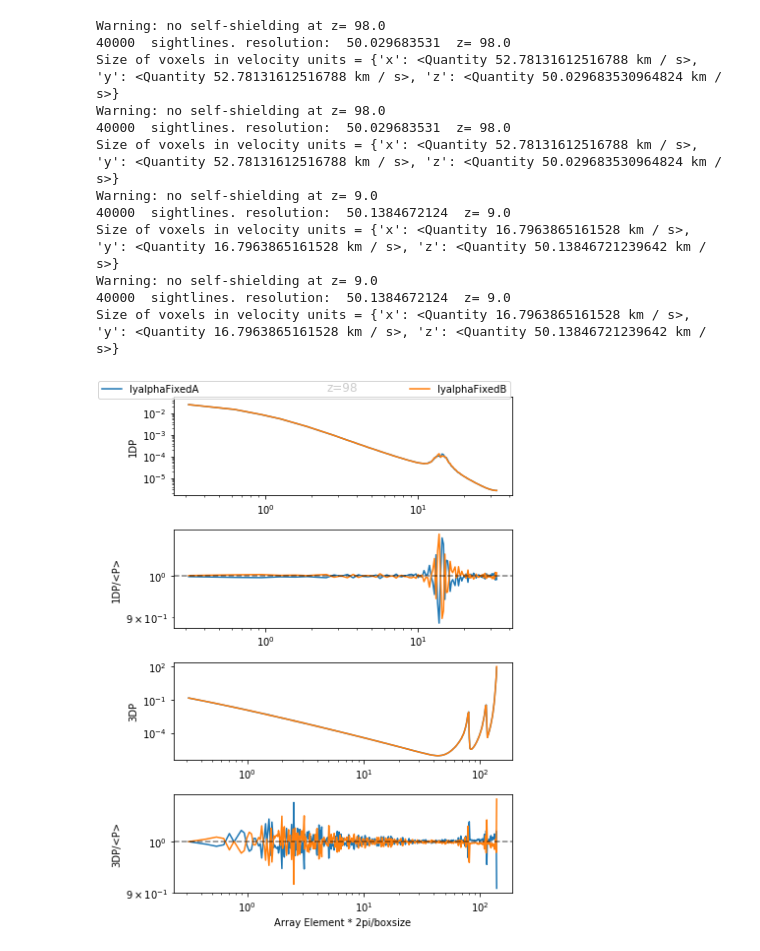
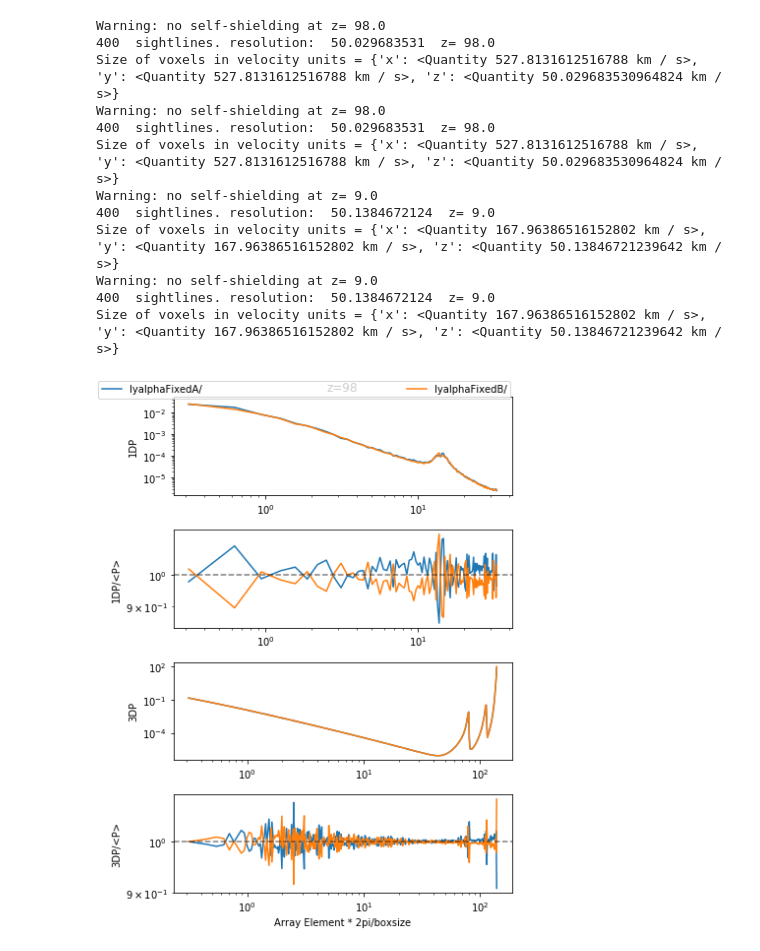
Before and after one commit to andersdot/LyA-InvertPhase, a Jupyter notebook: PowerSpectraPipeline.ipynb, the cells around one changed output. Saved outputs shown, nothing was run; the diff lists cells and outputs as text; code cells hidden in the pictures.

```diff
--- a/PowerSpectraPipeline.ipynb
+++ b/PowerSpectraPipeline.ipynb
@@ -51,13 +51,13 @@ def lnMeanFlux(z):
     return np.log(0.8)*((1. + z)/3.25)**3.2
 # %%
 boxsize = 20. #Mpc/h
-grid_width = [200, 200]
+grid_width = [20, 20]
 spectral_res = 50*u.km/u.s
 
 
-snapshot_dir_pre = '/mnt/ceph/users/landerson/'
-snapshot_dir = ['lyalphaFixedA', 'lyalphaFixedB'] #, 'lyalphaVaried1', 'lyalphaVaried2', 'lyalphaVaried3', 'lyalphaVaried4']
-snap_nums = [0, 2]
+snapshot_dir_pre = '/mnt/cephtest/landerson/' #'/mnt/ceph/users/landerson/'
+snapshot_dir = ['lyalphaFixedA/', 'lyalphaFixedB/'] #, 'lyalphaVaried1', 'lyalphaVaried2', 'lyalphaVaried3', 'lyalphaVaried4']
+snap_nums = [0, 2, 4, 7, 9, 12, 14]
 
 p_corr = boxsize**3.
 k_corr = 2*np.pi/boxsize
@@ -99,39 +99,39 @@ for sn, g in zip(snap_nums, grid_width):
         ax[i].set_xlim(xlim)
     #ax[0].set_xlim()
     #ax[0].legend()
     #ax[1].set_xlabel('Array Element * 2pi/boxsize')
     ax[3].set_xlabel('Array Element * 2pi/boxsize')
     ax[0].set_ylabel('1DP')
     ax[1].set_ylabel('1DP/<P>')
     ax[2].set_ylabel('3DP')
     ax[3].set_ylabel('3DP/<P>')
     fig.legend(legend, snapshot_dir,
            ncol=2, mode="expand", borderaxespad=0.2, bbox_to_anchor=(0., 0.98, 0.98, 0.))#, loc=3
     ax[0].set_title('z={0:01g}'.format(redshift))
     fig.tight_layout()
     fig.savefig('ps_{0:03d}.pdf'.format(sn))
 
 colors = [l.get_c() for l in legend]
 
 figmf, axmf = plt.subplots()
 axmf.scatter(z, np.log(meanflux), c=colors)
 zz = np.linspace(0, 100, 100)
 axmf.plot(zz, lnMeanFlux(zz), lw=2, color='black')
 axmf.set_ylim(-50, 1)
 axmf.set_xlabel('redshift')
 axmf.set_ylabel('ln mean flux')
 figmf.savefig('meanFlux.pdf')
 # %% [output]
 Warning: no self-shielding at z= 98.0
-40000  sightlines. resolution:  50.029683531  z= 98.0
-Size of voxels in velocity units = {'x': <Quantity 52.78131612516788 km / s>, 'y': <Quantity 52.78131612516788 km / s>, 'z': <Quantity 50.029683530964824 km / s>}
+400  sightlines. resolution:  50.029683531  z= 98.0
+Size of voxels in velocity units = {'x': <Quantity 527.8131612516788 km / s>, 'y': <Quantity 527.8131612516788 km / s>, 'z': <Quantity 50.029683530964824 km / s>}
 Warning: no self-shielding at z= 98.0
-40000  sightlines. resolution:  50.029683531  z= 98.0
-Size of voxels in velocity units = {'x': <Quantity 52.78131612516788 km / s>, 'y': <Quantity 52.78131612516788 km / s>, 'z': <Quantity 50.029683530964824 km / s>}
+400  sightlines. resolution:  50.029683531  z= 98.0
+Size of voxels in velocity units = {'x': <Quantity 527.8131612516788 km / s>, 'y': <Quantity 527.8131612516788 km / s>, 'z': <Quantity 50.029683530964824 km / s>}
 Warning: no self-shielding at z= 9.0
-40000  sightlines. resolution:  50.1384672124  z= 9.0
-Size of voxels in velocity units = {'x': <Quantity 16.7963865161528 km / s>, 'y': <Quantity 16.7963865161528 km / s>, 'z': <Quantity 50.13846721239642 km / s>}
+400  sightlines. resolution:  50.1384672124  z= 9.0
+Size of voxels in velocity units = {'x': <Quantity 167.96386516152802 km / s>, 'y': <Quantity 167.96386516152802 km / s>, 'z': <Quantity 50.13846721239642 km / s>}
 Warning: no self-shielding at z= 9.0
-40000  sightlines. resolution:  50.1384672124  z= 9.0
-Size of voxels in velocity units = {'x': <Quantity 16.7963865161528 km / s>, 'y': <Quantity 16.7963865161528 km / s>, 'z': <Quantity 50.13846721239642 km / s>}
+400  sightlines. resolution:  50.1384672124  z= 9.0
+Size of voxels in velocity units = {'x': <Quantity 167.96386516152802 km / s>, 'y': <Quantity 167.96386516152802 km / s>, 'z': <Quantity 50.13846721239642 km / s>}
-[figure, old version]
+[figure, new version]
```
Also changed, not shown: parts of 1 cell of this notebook, 2 other files.
